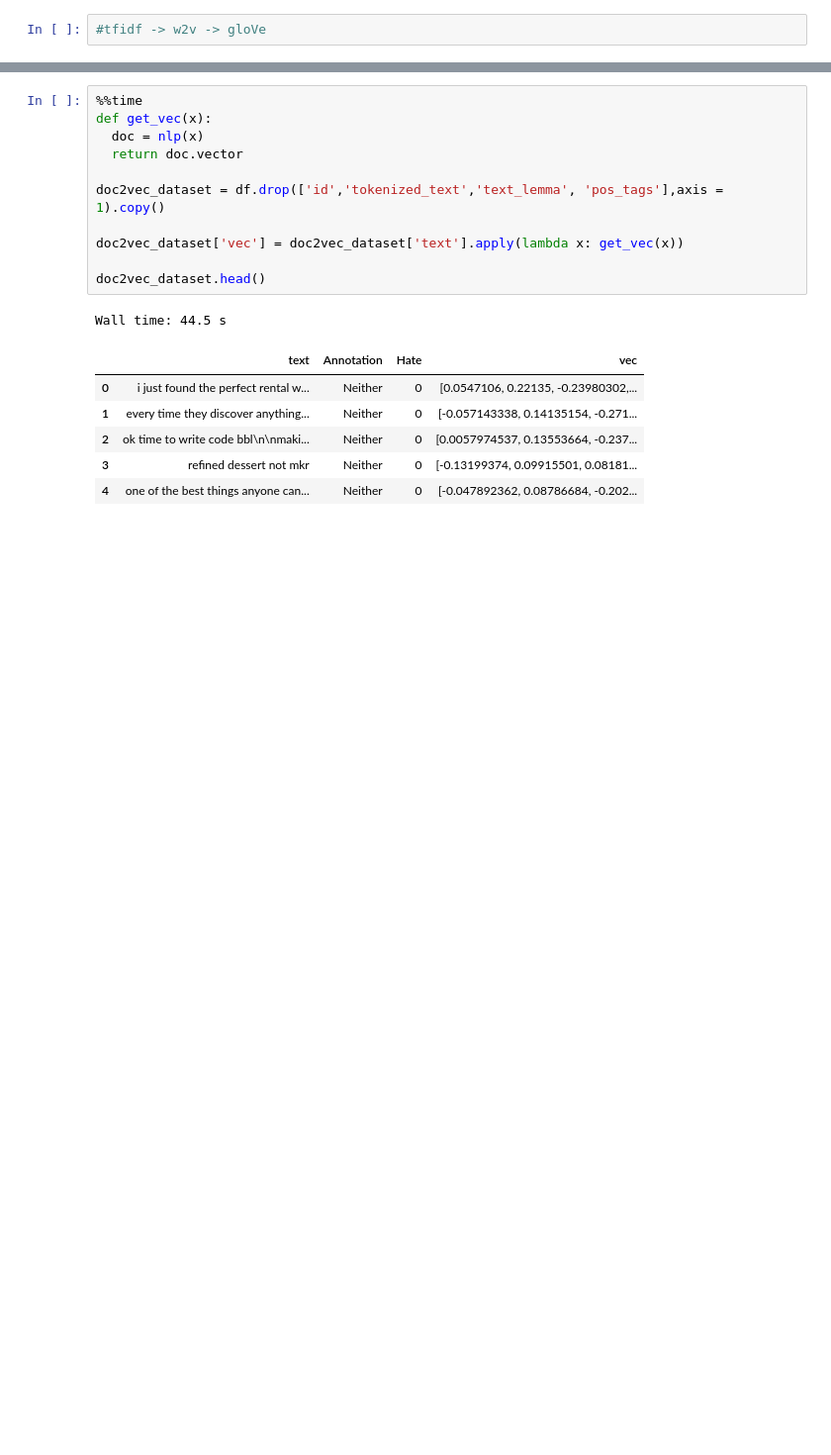
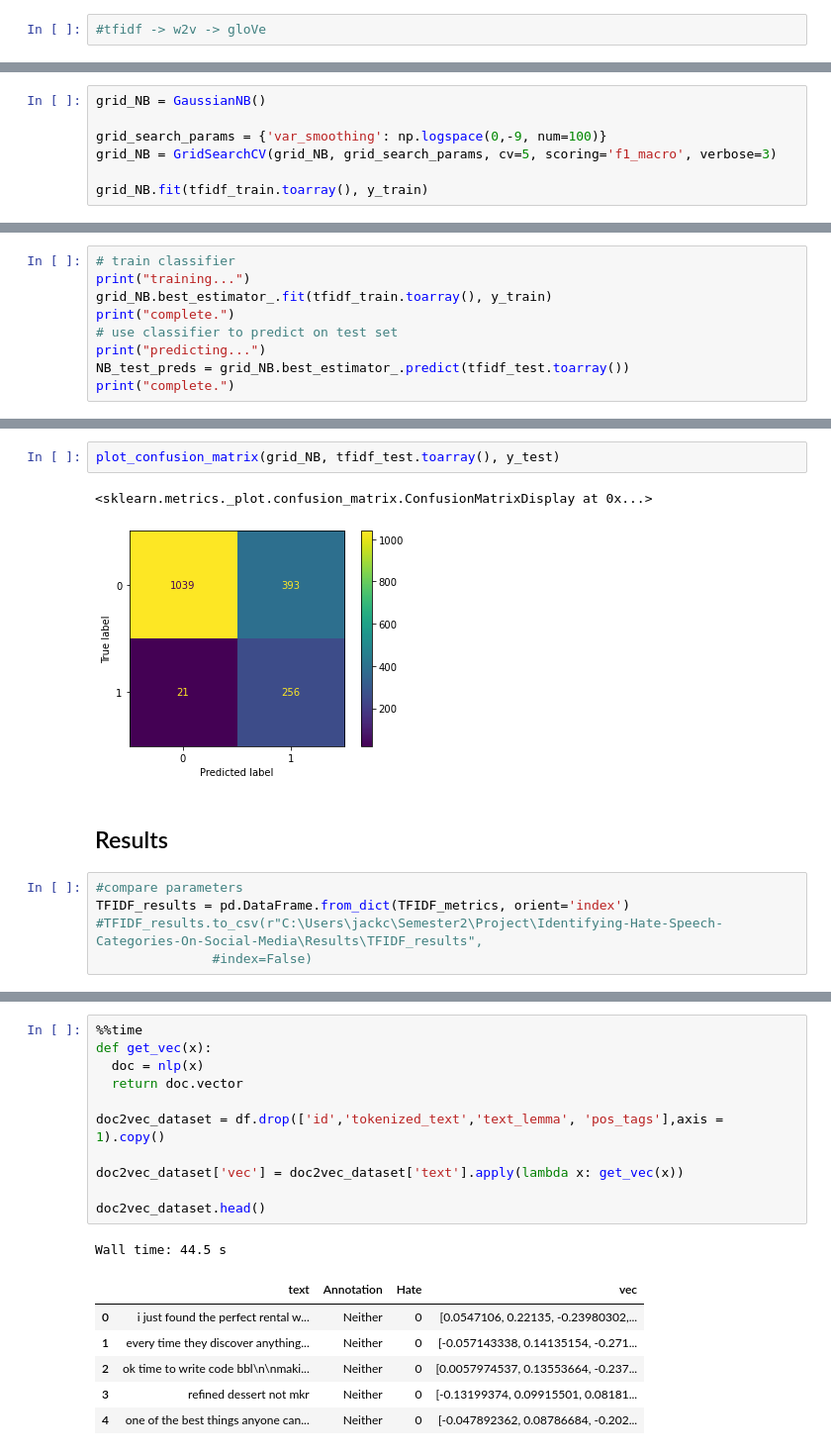
Before and after one commit to CracknellJ/Identifying-Hate-Speech-Categories-On-Social-Media, a Jupyter notebook: Code/models/Binary classification/Word Embeddings.ipynb, the cells around one changed output, grey strips where cells are left out. Shown at 99% size. Saved outputs shown, nothing was run; the diff lists cells and outputs as text; blank space fills up the shorter version.

```diff
--- a/Code/models/Binary classification/Word Embeddings.ipynb
+++ b/Code/models/Binary classification/Word Embeddings.ipynb
@@ -36,0 +344,7 @@ df.head(5)
+# %%
+grid_NB = GaussianNB()
+
+grid_search_params = {'var_smoothing': np.logspace(0,-9, num=100)}
+grid_NB = GridSearchCV(grid_NB, grid_search_params, cv=5, scoring='f1_macro', verbose=3)
+
+grid_NB.fit(tfidf_train.toarray(), y_train)
@@ -36,0 +392,9 @@ df.head(5)
+# %%
+# train classifier
+print("training...")
+grid_NB.best_estimator_.fit(tfidf_train.toarray(), y_train)
+print("complete.")
+# use classifier to predict on test set
+print("predicting...")
+NB_test_preds = grid_NB.best_estimator_.predict(tfidf_test.toarray())
+print("complete.")
@@ -36,0 +424,12 @@ df.head(5)
+# %%
+plot_confusion_matrix(grid_NB, tfidf_test.toarray(), y_test)
+# %% [output]
+<sklearn.metrics._plot.confusion_matrix.ConfusionMatrixDisplay at 0x...>
+[figure, added]
+# %% [markdown]
+## Results
+# %%
+#compare parameters
+TFIDF_results = pd.DataFrame.from_dict(TFIDF_metrics, orient='index')
+#TFIDF_results.to_csv(r"C:\Users\jackc\Semester2\Project\Identifying-Hate-Speech-Categories-On-Social-Media\Results\TFIDF_results",
+               #index=False)
```
Also changed, not shown: parts of 20 cells of this notebook, 16 other files.
